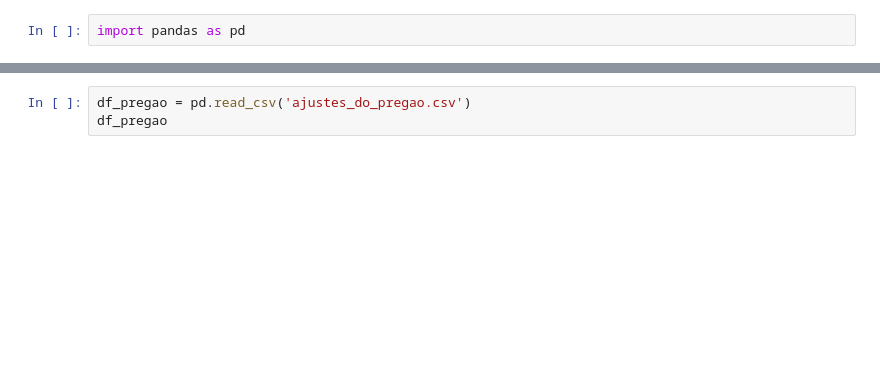
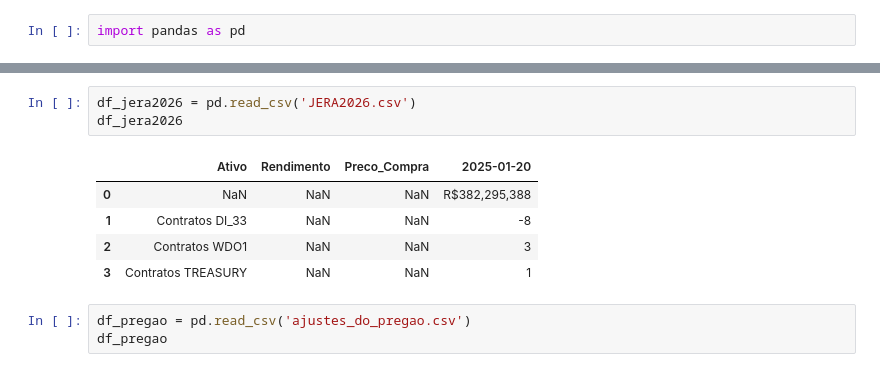
Before and after one commit to AFINVEST/Projeto-Gestao-Risco, a Jupyter notebook: Teste.ipynb, the cells around one changed output, grey strips where cells are left out. Cells and saved outputs as stored; diff of their text form; blank space fills up the shorter version.

```diff
--- a/Teste.ipynb
+++ b/Teste.ipynb
@@ -3,3 +12,12 @@ import pandas as pd
+# %%
+df_jera2026 = pd.read_csv('JERA2026.csv')
+df_jera2026
+# %% [output]
+|  | Ativo | Rendimento | Preco_Compra | 2025-01-20 |
+| 0 | NaN | NaN | NaN | R$382,295,388 |
+| 1 | Contratos DI_33 | NaN | NaN | -8 |
+| 2 | Contratos WDO1 | NaN | NaN | 3 |
+| 3 | Contratos TREASURY | NaN | NaN | 1 |
 # %%
 df_pregao = pd.read_csv('ajustes_do_pregao.csv')
 df_pregao
```
Also changed, not shown: parts of 5 cells of this notebook, 5 other files.
